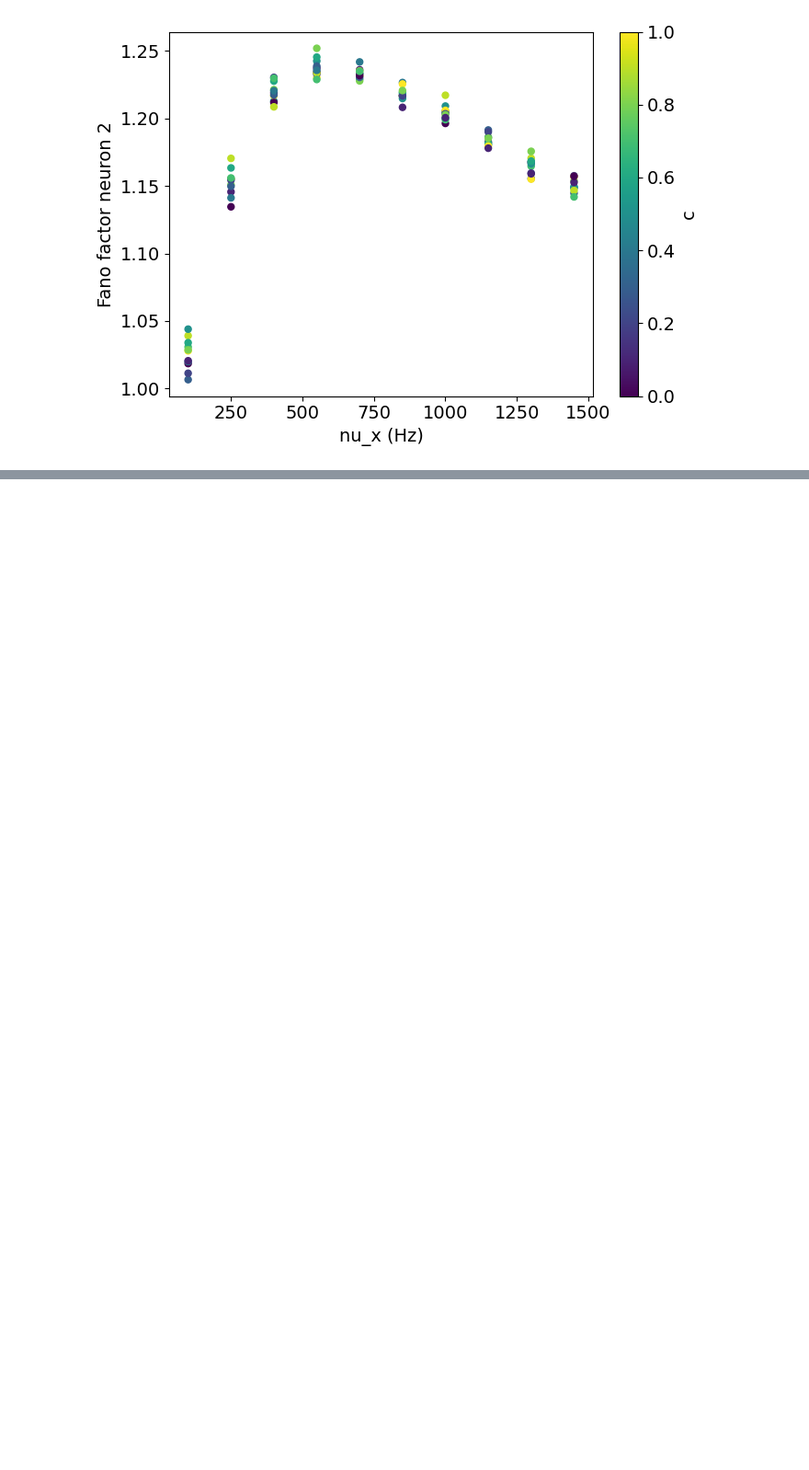
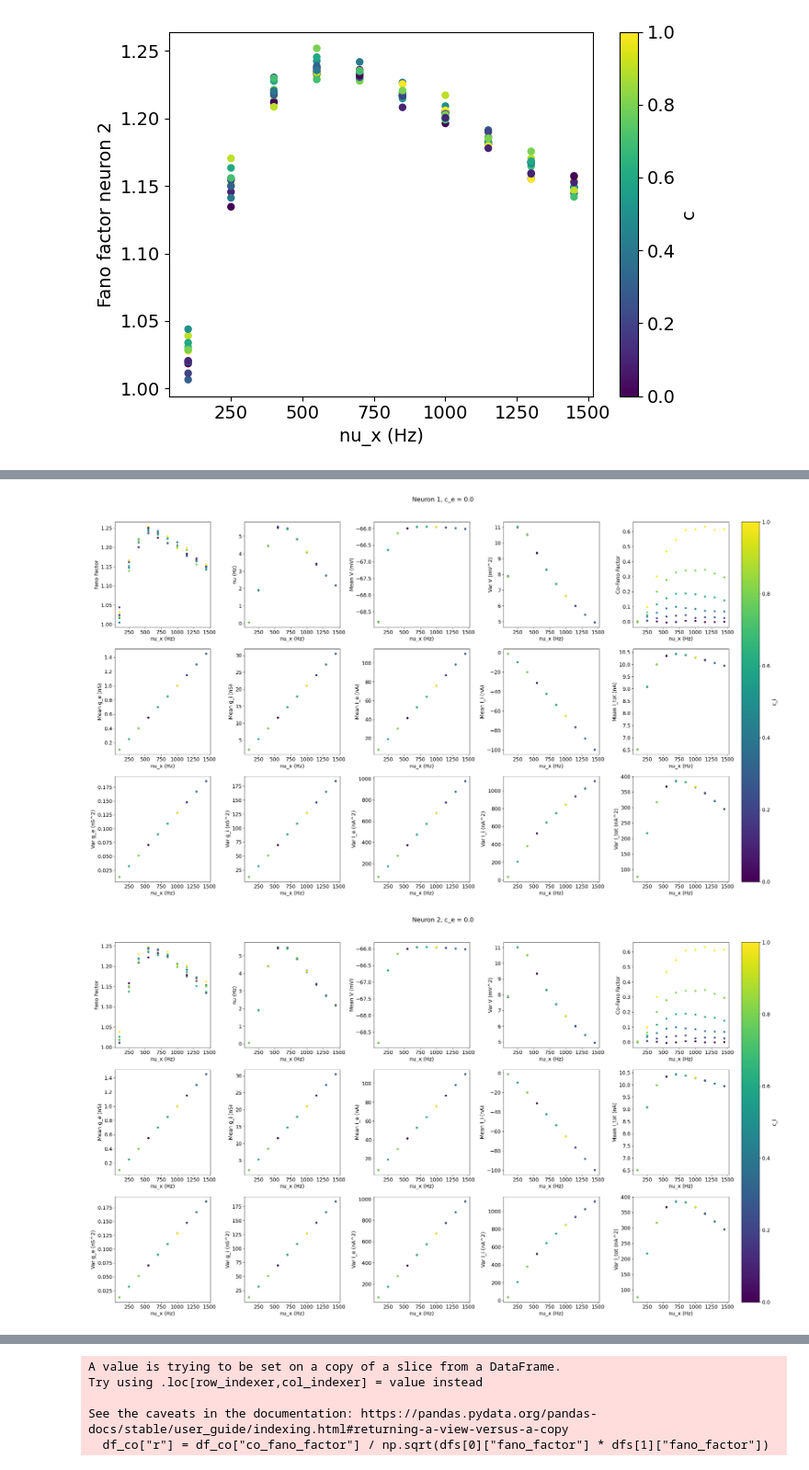
Before and after one commit to yuesha-yc/Conductance-Neurons, a Jupyter notebook: python_analysis/2025_10_16/2025_10_16_double_cond_lif.ipynb, the cells around one changed output, grey strips where cells are left out. Shown at 92% size. Cells and saved outputs as stored; diff of their text form; code cells hidden in the pictures; blank space fills up the shorter version.

```diff
--- a/python_analysis/2025_10_16/2025_10_16_double_cond_lif.ipynb
+++ b/python_analysis/2025_10_16/2025_10_16_double_cond_lif.ipynb
@@ -224,0 +348,74 @@ plt.tight_layout(); plt.savefig("fano2_vs_nu_x_by_c.png", dpi=300, bbox_inches="
+# %%
+for ce_fixed in [0.0]:
+
+    dfs = []
+    for i in range(N_CELLS):
+        df = dfs_all[i][dfs_all[i]["c_e"] == ce_fixed]
+        dfs.append(df)
+
+    df_co = df_co_all[df_co_all["c_e"] == ce_fixed]
+
+    def plot_summary(df, neuron_idx, outname):
+        fig, axs = plt.subplots(3, 5, figsize=(27, 15))
+        fig.suptitle(f"Neuron {neuron_idx+1}, c_e = {ce_fixed}", y=1.02)
+        opts = dict(c=df["c_i"], cmap="viridis", vmin=0, vmax=1, s=20)
+
+        axs[0,0].scatter(df["nu_x"], df["fano_factor"], **opts); axs[0,0].set_xlabel("nu_x (Hz)"); axs[0,0].set_ylabel("Fano Factor")
+        axs[0,1].scatter(df["nu_x"], df["nu"],          **opts); axs[0,1].set_xlabel("nu_x (Hz)"); axs[0,1].set_ylabel("nu (Hz)")
+        axs[0,2].scatter(df["nu_x"], df["mean_V"],      **opts); axs[0,2].set_xlabel("nu_x (Hz)"); axs[0,2].set_ylabel("Mean V (mV)")
+        axs[0,3].scatter(df["nu_x"], df["var_V"],       **opts); axs[0,3].set_xlabel("nu_x (Hz)"); axs[0,3].set_ylabel("Var V (mV^2)")
+        axs[0,4].scatter(df["nu_x"], df_co["co_fano_factor"], **opts); axs[0,4].set_xlabel("nu_x (Hz)"); axs[0,4].set_ylabel("Co-Fano Factor")
+
+        axs[1,0].scatter(df["nu_x"], df["mean_g_e"],    **opts); axs[1,0].set_xlabel("nu_x (Hz)"); axs[1,0].set_ylabel("Mean g_e (nS)")
+        axs[1,1].scatter(df["nu_x"], df["mean_g_i"],    **opts); axs[1,1].set_xlabel("nu_x (Hz)"); axs[1,1].set_ylabel("Mean g_i (nS)")
+        axs[1,2].scatter(df["nu_x"], df["mean_I_e"],    **opts); axs[1,2].set_xlabel("nu_x (Hz)"); axs[1,2].set_ylabel("Mean I_e (nA)")
+        axs[1,3].scatter(df["nu_x"], df["mean_I_i"],    **opts); axs[1,3].set_xlabel("nu_x (Hz)"); axs[1,3].set_ylabel("Mean I_i (nA)")
+        axs[1,4].scatter(df["nu_x"], df["mean_I_tot"],  **opts); axs[1,4].set_xlabel("nu_x (Hz)"); axs[1,4].set_ylabel("Mean I_tot (nA)")
+
+        axs[2,0].scatter(df["nu_x"], df["var_g_e"],     **opts); axs[2,0].set_xlabel("nu_x (Hz)"); axs[2,0].set_ylabel("Var g_e (nS^2)")
+        axs[2,1].scatter(df["nu_x"], df["var_g_i"],     **opts); axs[2,1].set_xlabel("nu_x (Hz)"); axs[2,1].set_ylabel("Var g_i (nS^2)")
+        axs[2,2].scatter(df["nu_x"], df["var_I_e"],     **opts); axs[2,2].set_xlabel("nu_x (Hz)"); axs[2,2].set_ylabel("Var I_e (nA^2)")
+        axs[2,3].scatter(df["nu_x"], df["var_I_i"],     **opts); axs[2,3].set_xlabel("nu_x (Hz)"); axs[2,3].set_ylabel("Var I_i (nA^2)")
+        axs[2,4].scatter(df["nu_x"], df["var_I_tot"],   **opts); axs[2,4].set_xlabel("nu_x (Hz)"); axs[2,4].set_ylabel("Var I_tot (nA^2)")
+
+        sm = plt.cm.ScalarMappable(cmap="viridis"); sm.set_clim(0,1)
+        plt.tight_layout(rect=[0, 0, 0.96, 1])  # leave right margin
+        fig.colorbar(sm, ax=axs.ravel().tolist(), location="right",
+                    fraction=0.03, pad=0.02, label="c_i")
+        plt.savefig(outname, dpi=300, bbox_inches="tight"); plt.show()
+
+    for i, df in enumerate(dfs):
+        plot_summary(df, i, f"detailed_summary_neuron{i+1}_by_c_i_fixed_c_e={ce_fixed}.png")
+
+    plt.figure(figsize=(7,5))
+    sc = plt.scatter(df_co["nu_x"], df_co["co_fano_factor"], c=df_co["c_i"], cmap="viridis", vmin=0, vmax=1, s=25)
+    plt.xlabel("nu_x (Hz)"); plt.ylabel("Co-Fano factor")
+    plt.colorbar(sc, label="c_i")
+    plt.title(f"c_e = {ce_fixed}")
+    plt.tight_layout(); plt.savefig(f"co_fano_vs_nu_x_by_c_i_fixed_c_e={ce_fixed}.png", dpi=300, bbox_inches="tight"); plt.show()
+
+    plt.figure(figsize=(7,5))
+    df_co["r"] = df_co["co_fano_factor"] / np.sqrt(dfs[0]["fano_factor"] * dfs[1]["fano_factor"])
+    sc = plt.scatter(df_co["nu_x"], df_co["r"], c=df_co["c_i"], cmap="viridis", vmin=0, vmax=1, s=25)
+    plt.xlabel("nu_x (Hz)"); plt.ylabel("r (noise correlation)")
+    plt.colorbar(sc, label="c_i")
+    plt.title(f"c_e = {ce_fixed}")
+    plt.tight_layout(); plt.savefig(f"r_vs_nu_x_by_c_i_fixed_c_e={ce_fixed}.png", dpi=300, bbox_inches="tight"); plt.show()
+
+    # also plot the two fano factors in two separate plots versus nu_x
+    plt.figure(figsize=(7,5))
+    sc = plt.scatter(dfs[0]["nu_x"], dfs[0]["fano_factor"], c=dfs[0]["c_i"], cmap="viridis", vmin=0, vmax=1, s=25)
+    plt.xlabel("nu_x (Hz)"); plt.ylabel("Fano factor neuron 1")
+    plt.colorbar(sc, label="c_i")
+    plt.title(f"c_e = {ce_fixed}")
+    plt.tight_layout(); plt.savefig(f"fano1_vs_nu_x_by_c_i_fixed_c_e={ce_fixed}.png", dpi=300, bbox_inches="tight"); plt.show()
+
+    plt.figure(figsize=(7,5))
+    sc = plt.scatter(dfs[1]["nu_x"], dfs[1]["fano_factor"], c=dfs[1]["c_i"], cmap="viridis", vmin=0, vmax=1, s=25)
+    plt.xlabel("nu_x (Hz)"); plt.ylabel("Fano factor neuron 2")
+    plt.colorbar(sc, label="c_i")
+    plt.title(f"c_e = {ce_fixed}")
+    plt.tight_layout(); plt.savefig(f"fano2_vs_nu_x_by_c_i_fixed_c_e={ce_fixed}.png", dpi=300, bbox_inches="tight"); plt.show()
+# %% [output]
+[figure, added]
+[figure, added]
@@ -224,0 +423,5 @@ plt.tight_layout(); plt.savefig("fano2_vs_nu_x_by_c.png", dpi=300, bbox_inches="
+A value is trying to be set on a copy of a slice from a DataFrame.
+Try using .loc[row_indexer,col_indexer] = value instead
+
+See the caveats in the documentation: https://pandas.pydata.org/pandas-docs/stable/user_guide/indexing.html#returning-a-view-versus-a-copy
+  df_co["r"] = df_co["co_fano_factor"] / np.sqrt(dfs[0]["fano_factor"] * dfs[1]["fano_factor"])
```
Also changed, not shown: parts of 11 cells of this notebook, 7 other files.
